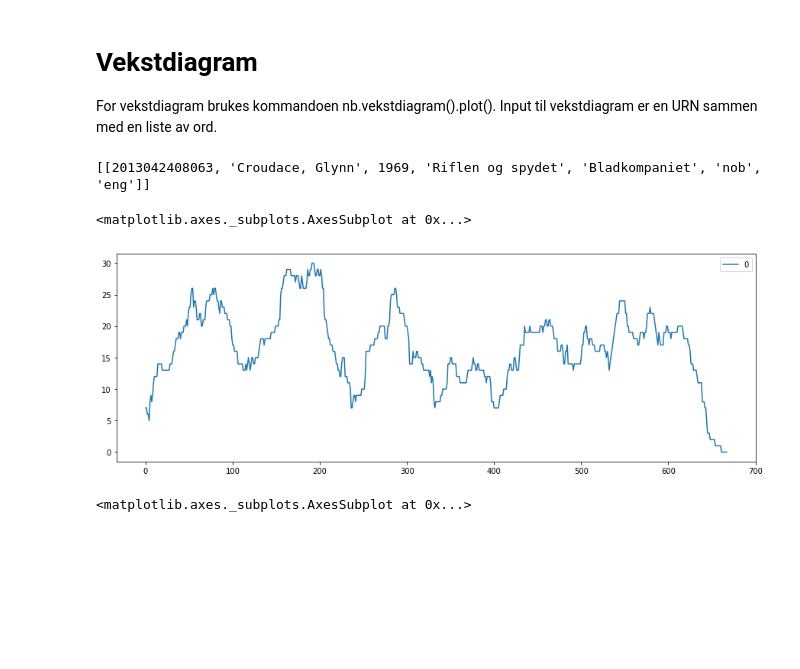
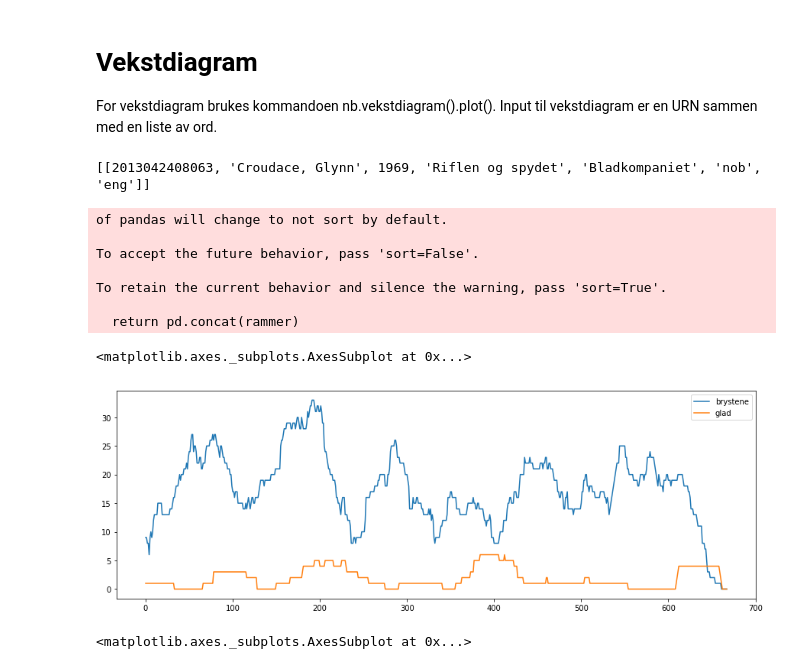
Before and after one commit to Yoonsen/xmining, a Jupyter notebook: eros_konk_analyse.ipynb, the cells around one changed output. Cells and saved outputs as stored; diff of their text form; code cells hidden in the pictures; blank space fills up the shorter version.

```diff
--- a/eros_konk_analyse.ipynb
+++ b/eros_konk_analyse.ipynb
@@ -47,6 +68,6 @@ nb.get_urnkonk('flerret', {'urns':urns, 'before':12, 'after':12, 'size':2})
 En eller flere ordlister for forskjellige formål.
 # %%
 # Eksempel fra noen av ordene nevnt i den her sammenhengen
-words = """brystene brystet låret lår lemmet stønnet stønne stønner leppene rev rive river flerret flerre flerrer
+words = """brystene brystet låret lår lemmet presset presse presser stønnet stønne stønner leppene rev rive river flerret flerre flerrer
 snerret snerre snerrer kjønnet grotten stivt slapt slapp stive stiv
-rope roper ropte skrek skrike skriker presset kikket kikke kikker stirret stirre stirrer""".split()
+ kikket kikke kikker stirret stirre stirrer""".split()
@@ -86,11 +295,18 @@ nb.central_betweenness_characters(G)
 For vekstdiagram brukes kommandoen nb.vekstdiagram().plot(). Input til vekstdiagram er en URN sammen med en liste av ord.
 # %%
 print(nb.metadata(urns[30]))
-nb.vekstdiagram(urns[30], {'words': words, 'window':5000}).plot(figsize=(15,5))
+nb.plot_sammen_vekst(urns[30], [words,gladord]).plot(figsize=(15,5))
 # %% [output]
 [[2013042408063, 'Croudace, Glynn', 1969, 'Riflen og spydet', 'Bladkompaniet', 'nob', 'eng']]
-<matplotlib.axes._subplots.AxesSubplot at 0x...>
+of pandas will change to not sort by default.
+
+To accept the future behavior, pass 'sort=False'.
+
+To retain the current behavior and silence the warning, pass 'sort=True'.
+
+  return pd.concat(rammer)
+<matplotlib.axes._subplots.AxesSubplot at 0x...>
-[figure, old version]
+[figure, new version]
 # %%
 nb.plot_sammen_vekst(urns[30],[words, gladord]).plot()
 # %% [output]
```
Also changed, not shown: parts of 47 cells of this notebook, 5 other files.
